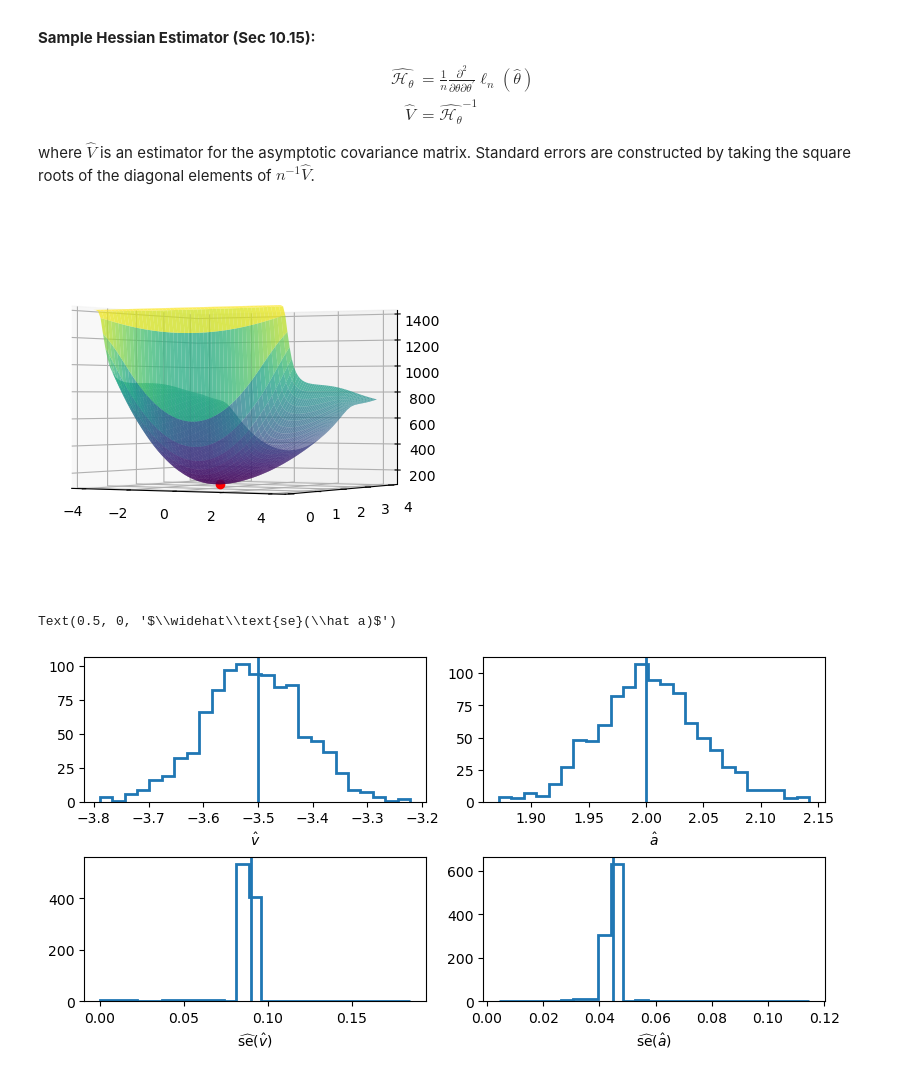
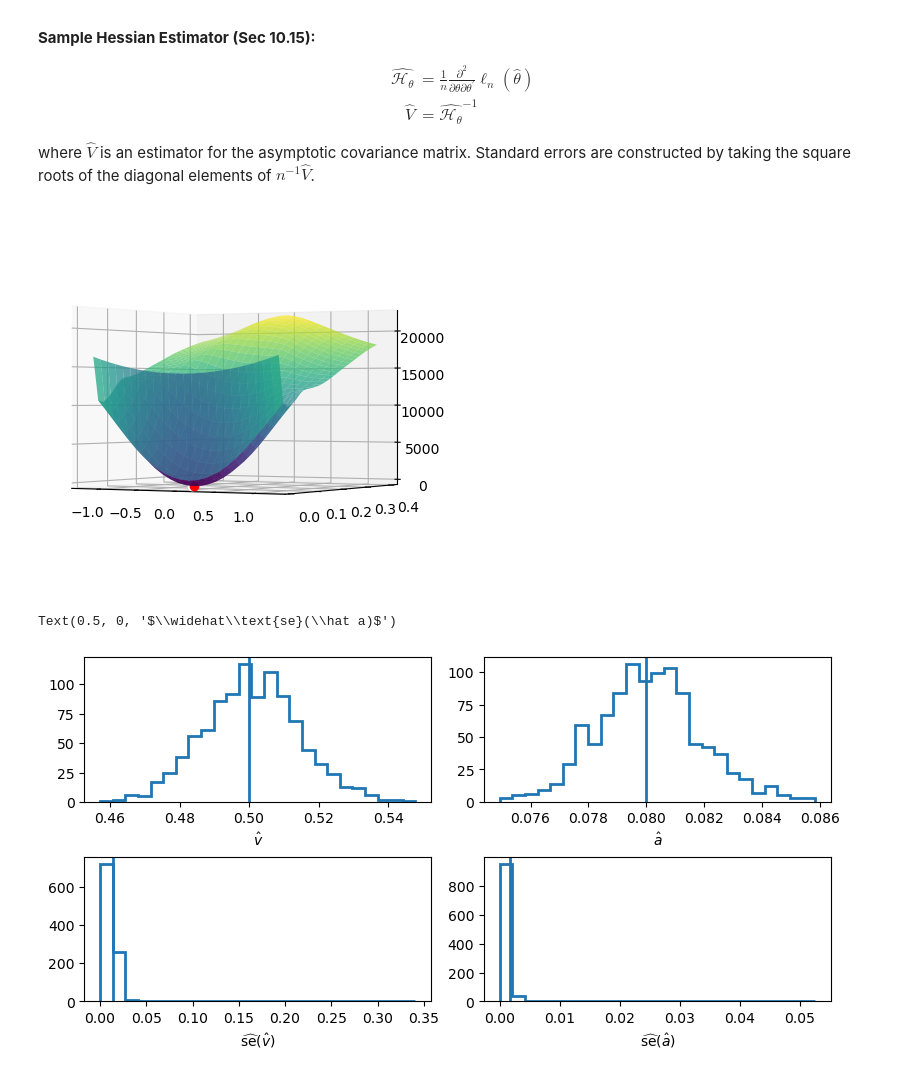
Before and after one commit to griegner/drift-diffusion, a Jupyter notebook: examples/06-mle-hessian.ipynb, the cells around one changed output. Drawn from its saved outputs; the diff is of its cells as text; code cells hidden in the pictures.

```diff
--- a/examples/06-mle-hessian.ipynb
+++ b/examples/06-mle-hessian.ipynb
@@ -107,15 +118,15 @@ where $\mathcal{H}_\theta^{-1}$ is the matrix inverse of the Fisher information.
 
 where $\widehat{V}$ is an estimator for the asymptotic covariance matrix. Standard errors are constructed by taking the square roots of the diagonal elements of $n^{-1} \widehat{V}$.
 # %%
-params = [0, 3]
+params = [0, 0.04]
 ddm.set_model_parameters(params)
 solution = ddm.solve_analytical()
 samples = solution.sample(k=n_samples, seed=2)
-fit = minimize(loss_likelihood, args=(ddm, samples), x0=params, method="BFGS")
+fit = minimize(loss_likelihood, args=(ddm, samples), x0=(0.4, 0.04), method="BFGS")
 params_ = fit.x
 
 # loss_likelihood at each point on the grid
-loss_values = np.zeros(shape=(50, 50))
+loss_values = np.zeros(shape=(levels, levels))
 for i in range(v_grid.shape[0]):
     for j in range(a_grid.shape[0]):
         loss_values[i, j] = loss_likelihood([v_grid[i, j], a_grid[i, j]], ddm, samples)
@@ -126,10 +137,10 @@ ax.plot(*params, loss_likelihood(params, ddm, samples), "wo")
 ax.plot(*params_, loss_likelihood(params_, ddm, samples), "ro")
 ax.view_init(elev=0)
 # %% [output]
-[figure, old version]
+[figure, new version]
 # %%
 n_repeats = 1000
-params = [-3.5, 2]
+params = [0.5, 0.08]
 ddm.set_model_parameters(params)
 solution = ddm.solve_analytical()
 
@@ -137,35 +148,35 @@ solution = ddm.solve_analytical()
 @delayed
 def run_simulation(repeat):
     samples = solution.sample(k=n_samples, seed=repeat + 2)
-    fit = minimize(loss_likelihood, args=(ddm, samples), x0=[1, 1], method="BFGS")
+    fit = minimize(loss_likelihood, args=(ddm, samples), x0=(0.4, 0.04), method="BFGS")
     return fit.x, np.sqrt(np.diag(fit.hess_inv))
 
 
 with Parallel(n_jobs=-2) as parallel:
     sim_results = np.asarray(parallel(run_simulation(repeat) for repeat in range(n_repeats)))
 
 
 # plot results
 fig, axs = plt.subplots(2, 2, figsize=(8, 4), layout="constrained")
 axs = axs.flatten()
 hist_kwargs = dict(bins=25, histtype="step", lw=2)
 vline_kwargs = dict(lw=2)
 
 axs[0].hist(sim_results[:, 0, 0], **hist_kwargs)
 axs[0].axvline(params[0], **vline_kwargs)
 axs[0].set_xlabel(r"$\hat v$")
 
 axs[1].hist(sim_results[:, 0, 1], **hist_kwargs)
 axs[1].axvline(params[1], **vline_kwargs)
 axs[1].set_xlabel(r"$\hat a$")
 
 axs[2].hist(sim_results[:, 1, 0], **hist_kwargs)
 axs[2].axvline(np.std(sim_results[:, 0, 0]), **vline_kwargs)
 axs[2].set_xlabel(r"$\widehat\text{se}(\hat v)$")
 
 axs[3].hist(sim_results[:, 1, 1], **hist_kwargs)
 axs[3].axvline(np.std(sim_results[:, 0, 1]), **vline_kwargs)
 axs[3].set_xlabel(r"$\widehat\text{se}(\hat a)$")
 # %% [output]
 Text(0.5, 0, '$\\widehat\\text{se}(\\hat a)$')
-[figure, old version]
+[figure, new version]
```
Also changed, not shown: parts of 1 cell of this notebook.
